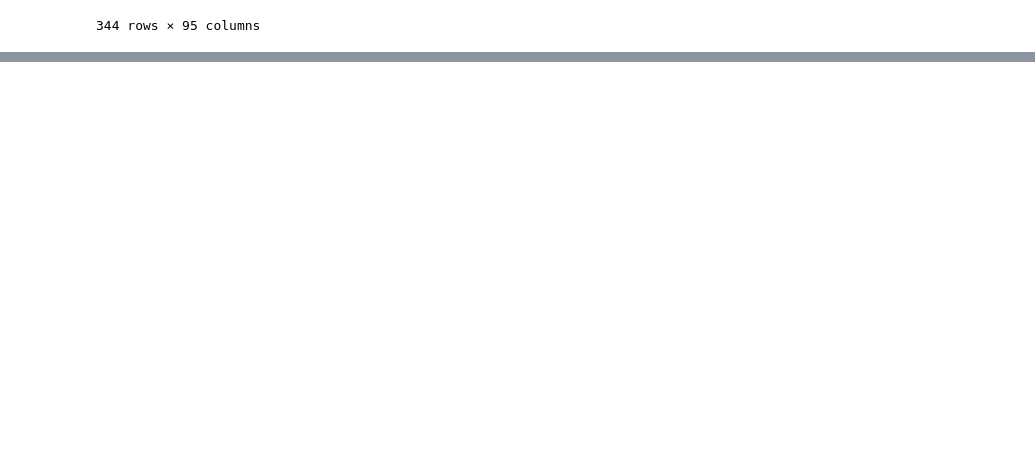
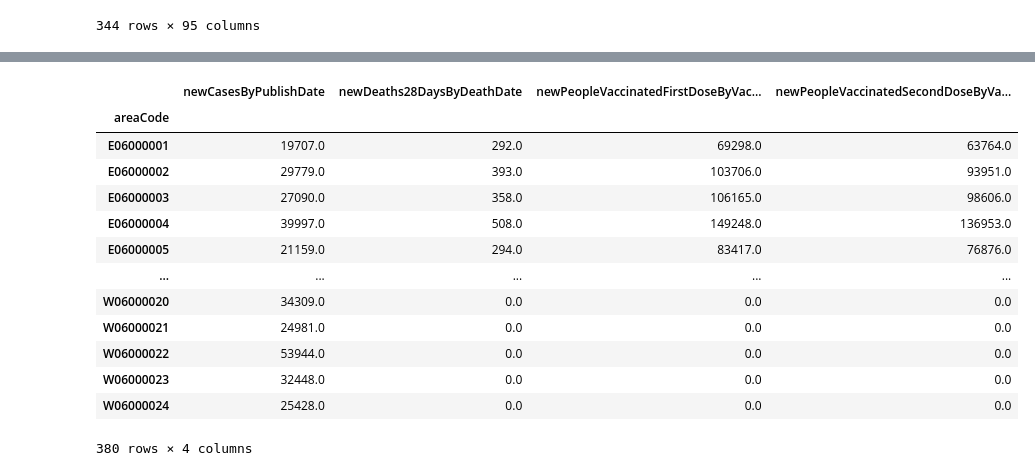
Before and after one commit to SL477/VA-Coursework, a Jupyter notebook: clustering.ipynb, the cells around one changed output, grey strips where cells are left out. Drawn from its saved outputs; the diff is of its cells as text; code cells hidden in the pictures; blank space fills up the shorter version.

```diff
--- a/clustering.ipynb
+++ b/clustering.ipynb
@@ -151,0 +152,32 @@ df[df['geography_code'].isnull() & ((df['LAD20CD'].str.startswith('E')) | (df['L
+# %%
+# some up the cases
+cases_sum = cases_df.groupby('areaCode').sum()
+
+'''census_bucks = census_df[census_df['geography_code'].isin(['E07000004', 'E07000005', 'E07000006', 'E07000007'])].sum()
+census_bucks['geography'] = 'Buckinghamshire'
+census_bucks['geography_code'] = 'E06000060'
+#census_bucks.tolist()
+
+# reset the dataframe
+census_df = pd.read_csv("districtCensusData.csv")
+census_df.loc[-1] = census_bucks
+census_df.index = census_df.index + 1
+census_df'''
+cases_bucks = cases_sum[cases_sum.index ]
+
+cases_sum
+# %% [output]
+|  | newCasesByPublishDate | newDeaths28DaysByDeathDate | newPeopleVaccinatedFirstDoseByVac... | newPeopleVaccinatedSecondDoseByVa... |
+| areaCode |  |  |  |  |
+| E06000001 | 19707.0 | 292.0 | 69298.0 | 63764.0 |
+| E06000002 | 29779.0 | 393.0 | 103706.0 | 93951.0 |
+| E06000003 | 27090.0 | 358.0 | 106165.0 | 98606.0 |
+| E06000004 | 39997.0 | 508.0 | 149248.0 | 136953.0 |
+| E06000005 | 21159.0 | 294.0 | 83417.0 | 76876.0 |
+| ... | ... | ... | ... | ... |
+| W06000020 | 34309.0 | 0.0 | 0.0 | 0.0 |
+| W06000021 | 24981.0 | 0.0 | 0.0 | 0.0 |
+| W06000022 | 53944.0 | 0.0 | 0.0 | 0.0 |
+| W06000023 | 32448.0 | 0.0 | 0.0 | 0.0 |
+| W06000024 | 25428.0 | 0.0 | 0.0 | 0.0 |
+380 rows × 4 columns
```
Also changed, not shown: parts of 3 cells of this notebook, 1 other file.
